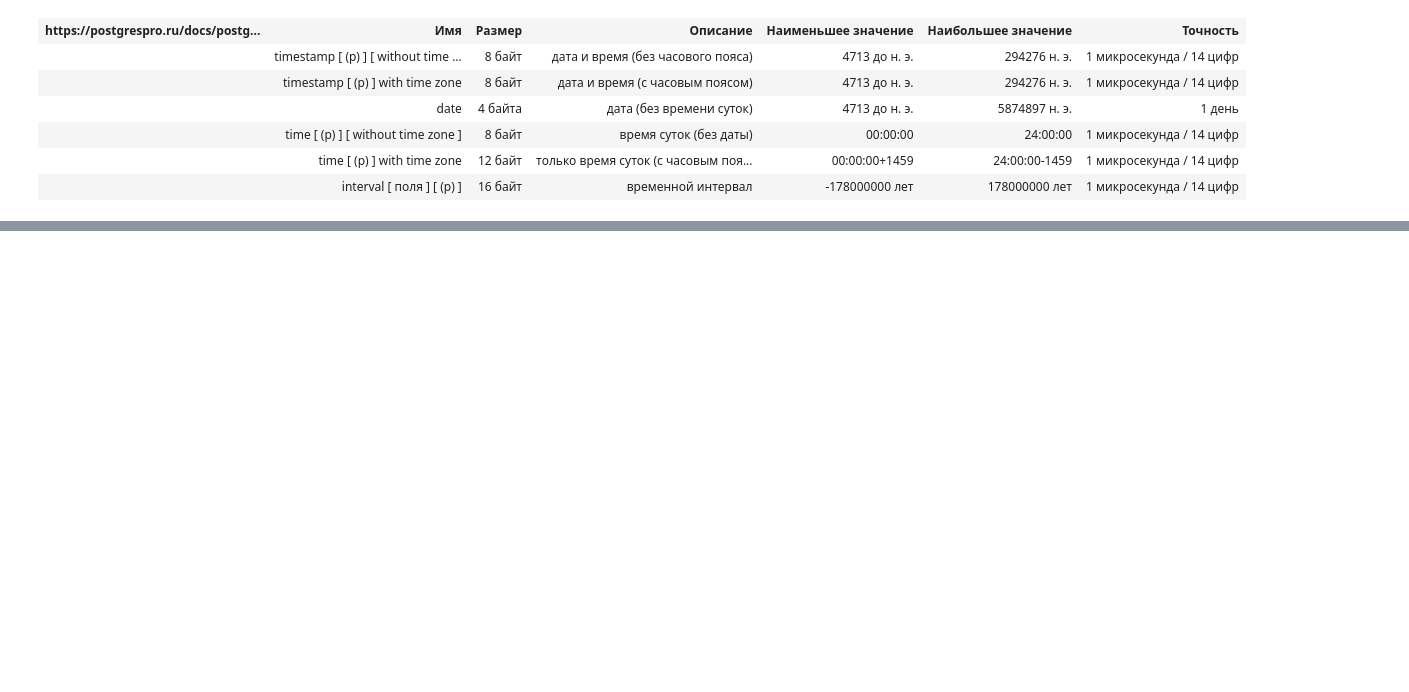
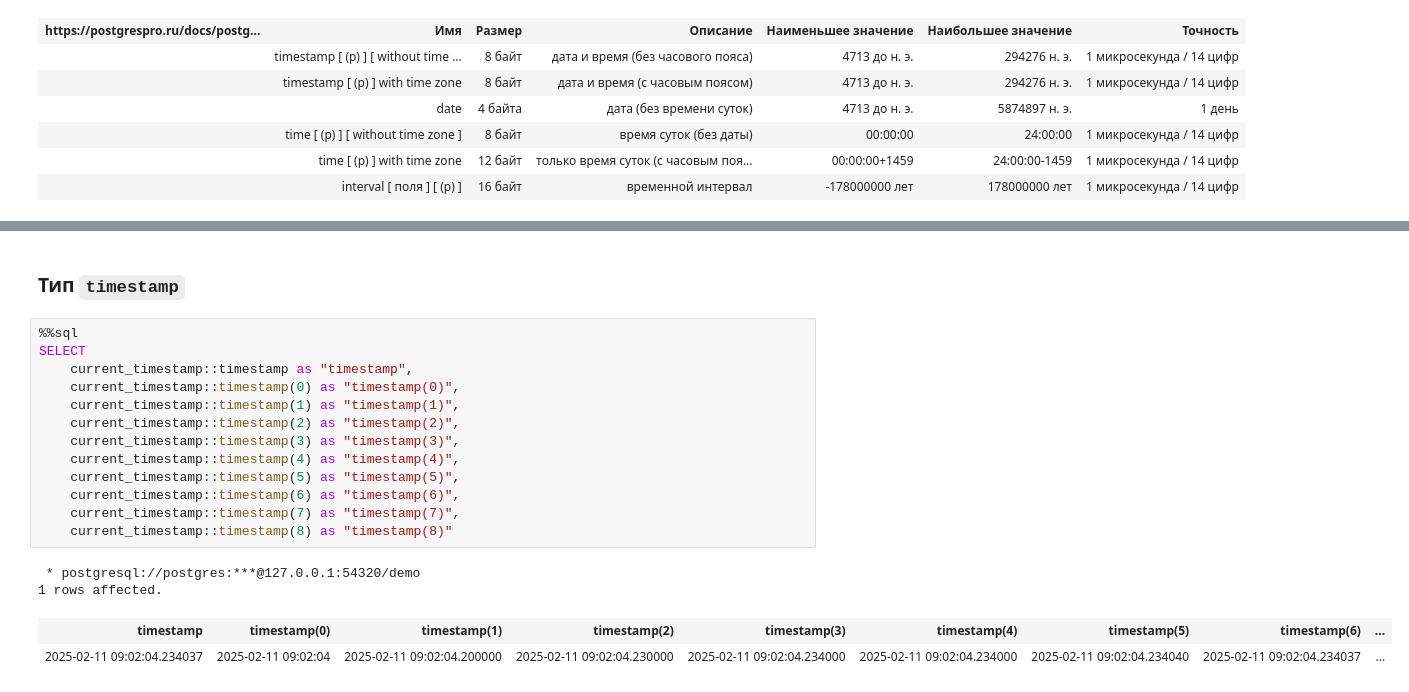
Before and after one commit to vowatchka/postgres_basic, a Jupyter notebook: practices/4_postgres_datatypes/sql.ipynb, the cells around one changed output, grey strips where cells are left out. Saved outputs shown, nothing was run; the diff lists cells and outputs as text; blank space fills up the shorter version.

```diff
--- a/practices/4_postgres_datatypes/sql.ipynb
+++ b/practices/4_postgres_datatypes/sql.ipynb
@@ -605,0 +637,20 @@ FROM (VALUES
+# %% [markdown]
+### Тип `timestamp`
+# %%
+%%sql
+SELECT
+    current_timestamp::timestamp as "timestamp",
+    current_timestamp::timestamp(0) as "timestamp(0)",
+    current_timestamp::timestamp(1) as "timestamp(1)",
+    current_timestamp::timestamp(2) as "timestamp(2)",
+    current_timestamp::timestamp(3) as "timestamp(3)",
+    current_timestamp::timestamp(4) as "timestamp(4)",
+    current_timestamp::timestamp(5) as "timestamp(5)",
+    current_timestamp::timestamp(6) as "timestamp(6)",
+    current_timestamp::timestamp(7) as "timestamp(7)",
+    current_timestamp::timestamp(8) as "timestamp(8)"
+# %% [output]
+ * postgresql://postgres:***@127.0.0.1:54320/demo
+1 rows affected.
+| timestamp | timestamp(0) | timestamp(1) | timestamp(2) | timestamp(3) | timestamp(4) | timestamp(5) | timestamp(6) | ... |
+| 2025-02-11 09:02:04.234037 | 2025-02-11 09:02:04 | 2025-02-11 09:02:04.200000 | 2025-02-11 09:02:04.230000 | 2025-02-11 09:02:04.234000 | 2025-02-11 09:02:04.234000 | 2025-02-11 09:02:04.234040 | 2025-02-11 09:02:04.234037 | ... |
```
Also changed, not shown: parts of 40 cells of this notebook, 1 other file.
